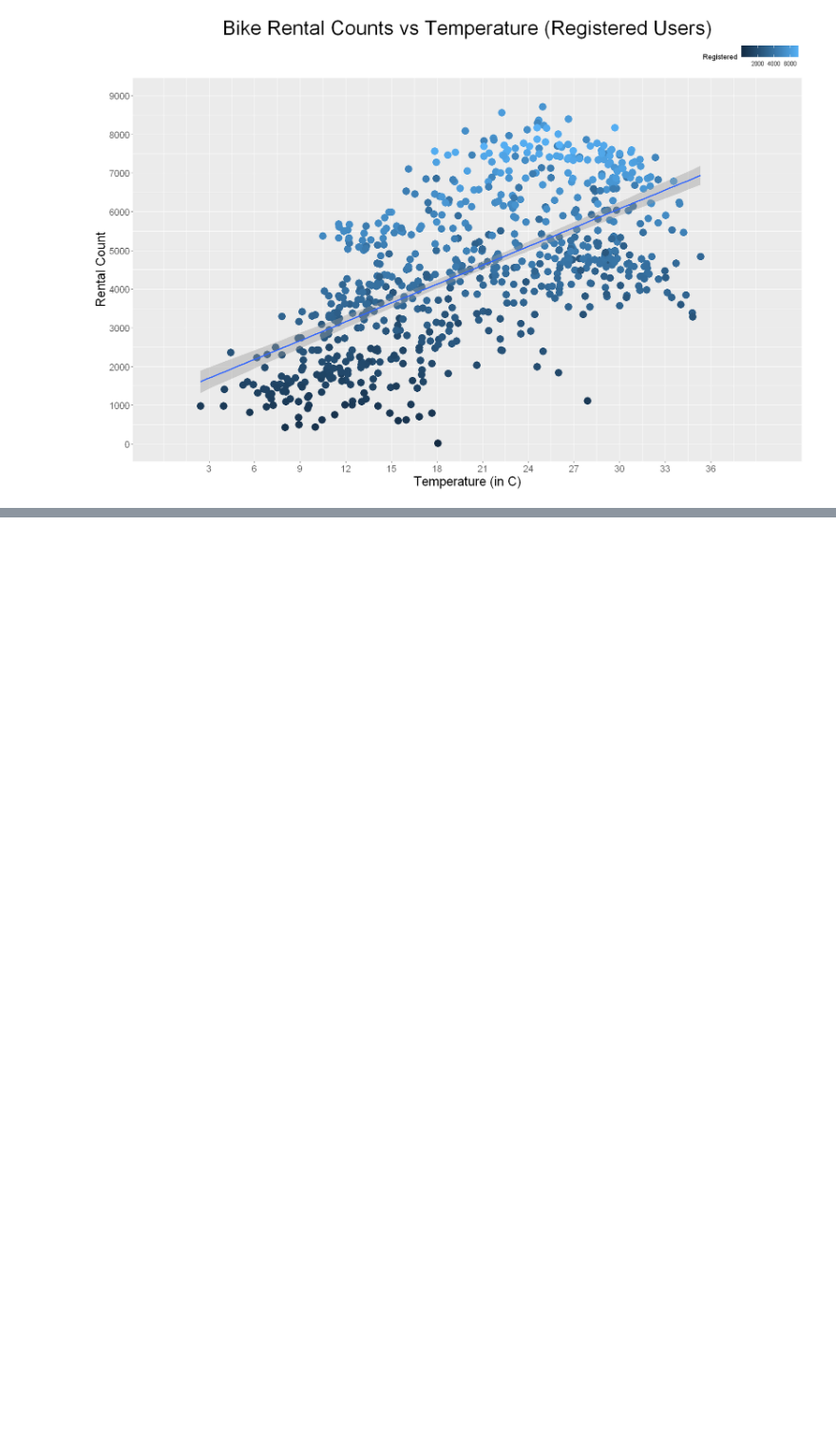
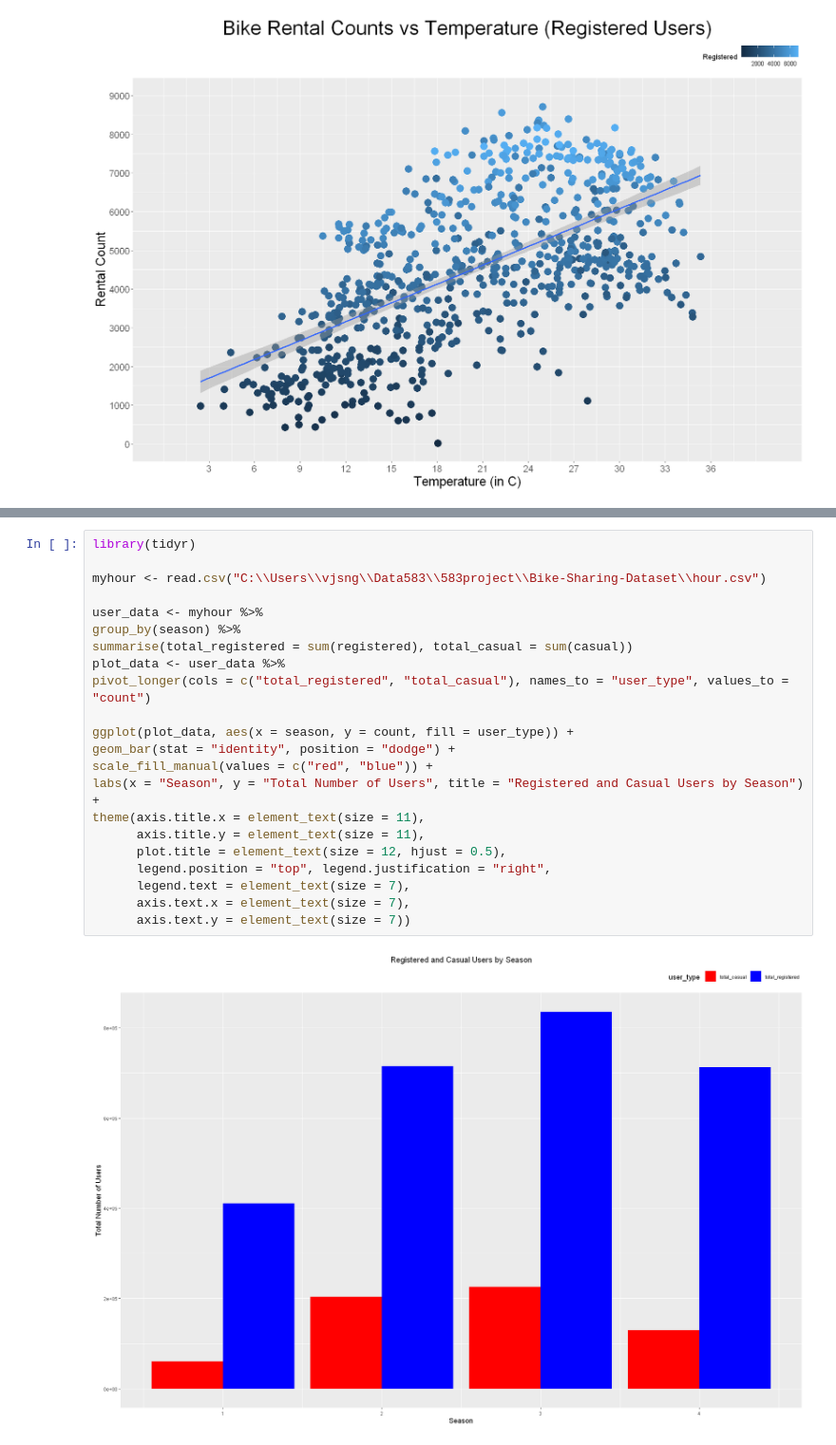
Before and after one commit to freinric/Modeling-Bike-Rentals, a Jupyter notebook: Project.ipynb, the cells around one changed output, grey strips where cells are left out. Shown at 95% size. Cells and saved outputs as stored; diff of their text form; blank space fills up the shorter version.

```diff
--- a/Project.ipynb
+++ b/Project.ipynb
@@ -924,0 +952,24 @@ No. of variables tried at each split: 6
+# %%
+library(tidyr)
+
+myhour <- read.csv("C:\\Users\\vjsng\\Data583\\583project\\Bike-Sharing-Dataset\\hour.csv")
+
+user_data <- myhour %>%
+group_by(season) %>%
+summarise(total_registered = sum(registered), total_casual = sum(casual))
+plot_data <- user_data %>%
+pivot_longer(cols = c("total_registered", "total_casual"), names_to = "user_type", values_to = "count")
+
+ggplot(plot_data, aes(x = season, y = count, fill = user_type)) +
+geom_bar(stat = "identity", position = "dodge") +
+scale_fill_manual(values = c("red", "blue")) +
+labs(x = "Season", y = "Total Number of Users", title = "Registered and Casual Users by Season") +
+theme(axis.title.x = element_text(size = 11),
+      axis.title.y = element_text(size = 11),
+      plot.title = element_text(size = 12, hjust = 0.5),
+      legend.position = "top", legend.justification = "right",
+      legend.text = element_text(size = 7),
+      axis.text.x = element_text(size = 7),
+      axis.text.y = element_text(size = 7))
+# %% [output]
+[figure, added]
```
Also changed, not shown: parts of 9 cells of this notebook, 1 other file.
